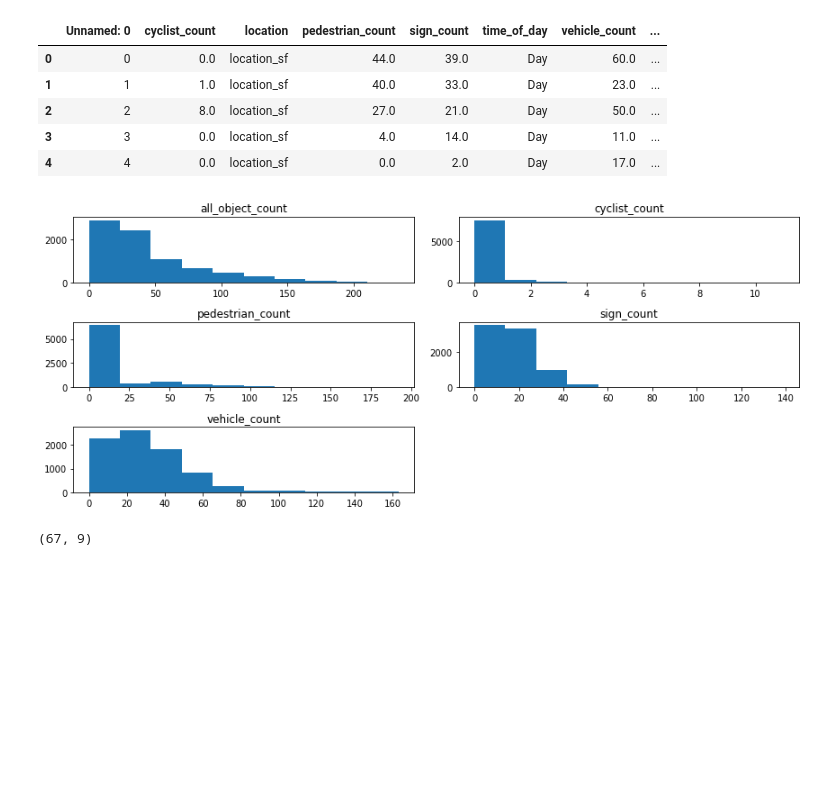
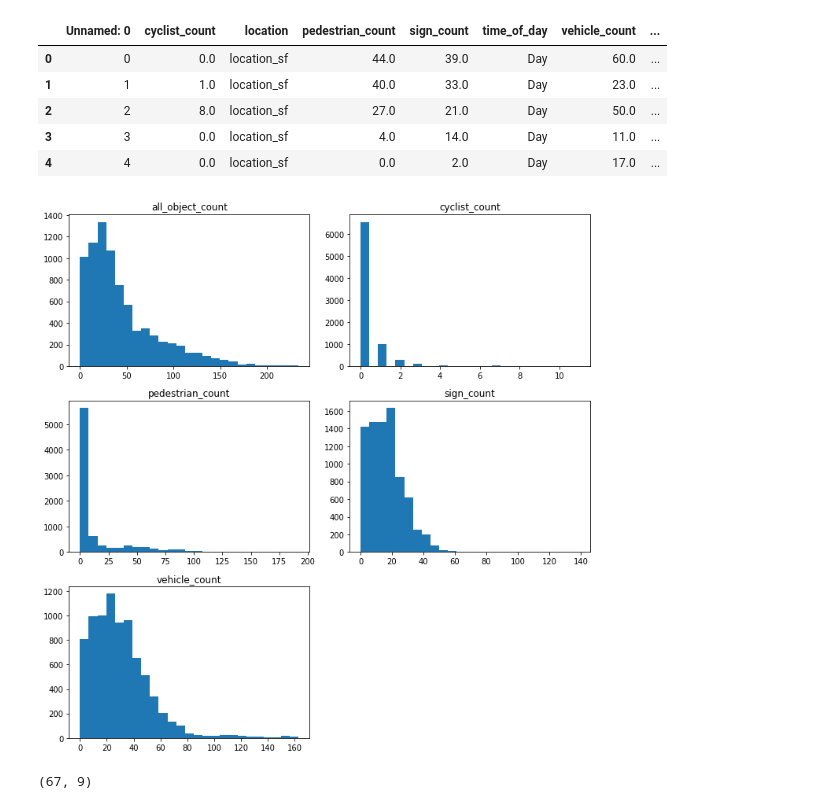
Before and after one commit to kittyschulz/Exploring-Waymo-Open-Dataset, a Jupyter notebook: Waymo-Frame-EDA.ipynb, the cells around one changed output. Saved outputs shown, nothing was run; the diff lists cells and outputs as text; code cells hidden in the pictures; blank space fills up the shorter version.

```diff
--- a/Waymo-Frame-EDA.ipynb
+++ b/Waymo-Frame-EDA.ipynb
@@ -29,10 +35,10 @@ frames_df.head()
 | 3 | 3 | 0.0 | location_sf | 4.0 | 14.0 | Day | 11.0 | ... |
 | 4 | 4 | 0.0 | location_sf | 0.0 | 2.0 | Day | 17.0 | ... |
 # %%
-frames_df[count_columns].hist(figsize=(12, 5), grid=False)
+frames_df[count_columns].hist(bins=25, figsize=(10, 10), grid=False)
 plt.tight_layout()
 # %% [output]
-[figure, old version]
+[figure, new version]
 # %%
 #pf.plot_bar_counts(frames_df, 'weather', 'Unnamed: 0')
 #pf.plot_bar_counts(frames_df, 'location', 'Unnamed: 0')
```
Also changed, not shown: parts of 10 cells of this notebook.
